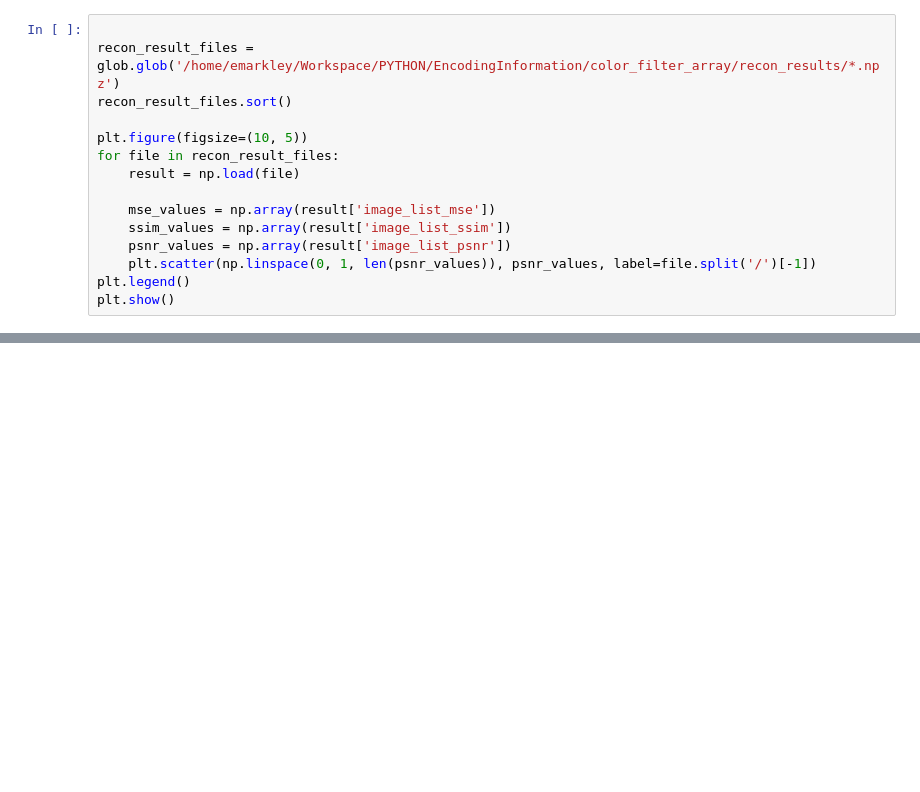
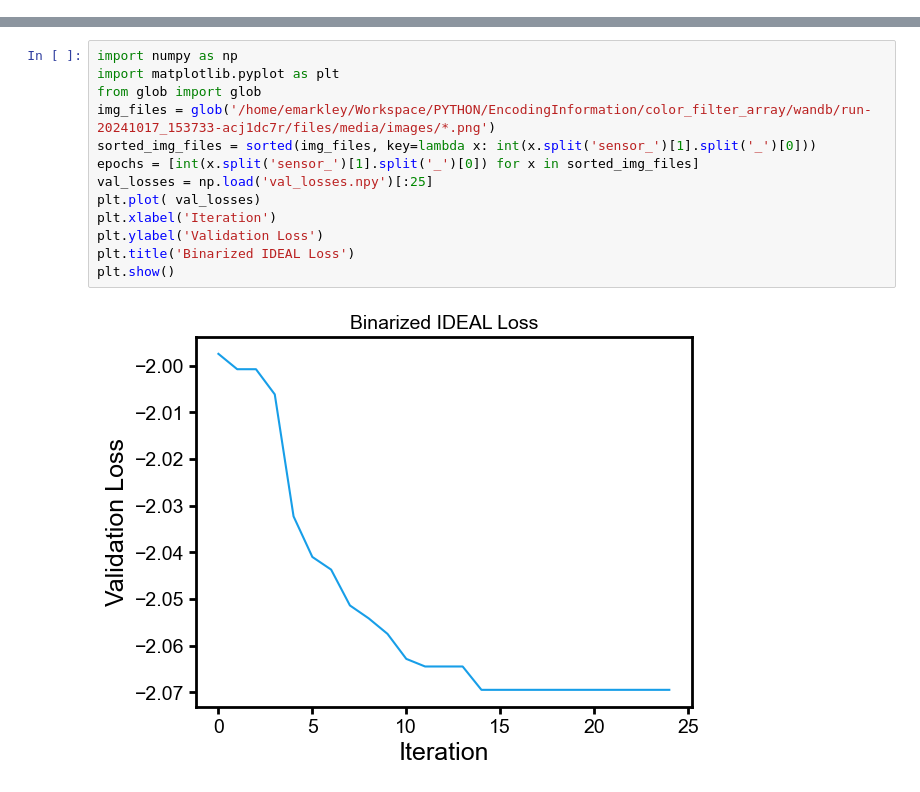
Before and after one commit to Waller-Lab/EncodingInformation, a Jupyter notebook: color_filter_array/results_viewer.ipynb, the cells around one changed output, grey strips where cells are left out. Saved outputs shown, nothing was run; the diff lists cells and outputs as text; blank space fills up the shorter version.

```diff
--- a/color_filter_array/results_viewer.ipynb
+++ b/color_filter_array/results_viewer.ipynb
@@ -278,15 +317,0 @@ PSNR: 48.2770 (95% CI: 48.1812 - 48.3733)
-# %%
-
-recon_result_files = glob.glob('/home/emarkley/Workspace/PYTHON/EncodingInformation/color_filter_array/recon_results/*.npz')
-recon_result_files.sort()
-
-plt.figure(figsize=(10, 5))
-for file in recon_result_files:
-    result = np.load(file)
-
-    mse_values = np.array(result['image_list_mse'])
-    ssim_values = np.array(result['image_list_ssim'])
-    psnr_values = np.array(result['image_list_psnr'])
-    plt.scatter(np.linspace(0, 1, len(psnr_values)), psnr_values, label=file.split('/')[-1])
-plt.legend()
-plt.show()
@@ -294,0 +456,15 @@ plt.show()
+# %%
+import numpy as np
+import matplotlib.pyplot as plt
+from glob import glob
+img_files = glob('/home/emarkley/Workspace/PYTHON/EncodingInformation/color_filter_array/wandb/run-20241017_153733-acj1dc7r/files/media/images/*.png')
+sorted_img_files = sorted(img_files, key=lambda x: int(x.split('sensor_')[1].split('_')[0]))
+epochs = [int(x.split('sensor_')[1].split('_')[0]) for x in sorted_img_files]
+val_losses = np.load('val_losses.npy')[:25]
+plt.plot( val_losses)
+plt.xlabel('Iteration')
+plt.ylabel('Validation Loss')
+plt.title('Binarized IDEAL Loss')
+plt.show()
+# %% [output]
+[figure, added]
```
Also changed, not shown: parts of 4 cells of this notebook, 15 other files.
